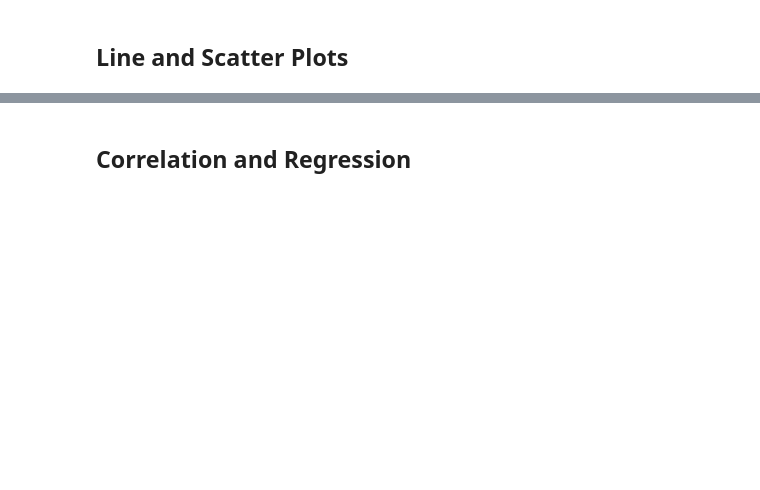
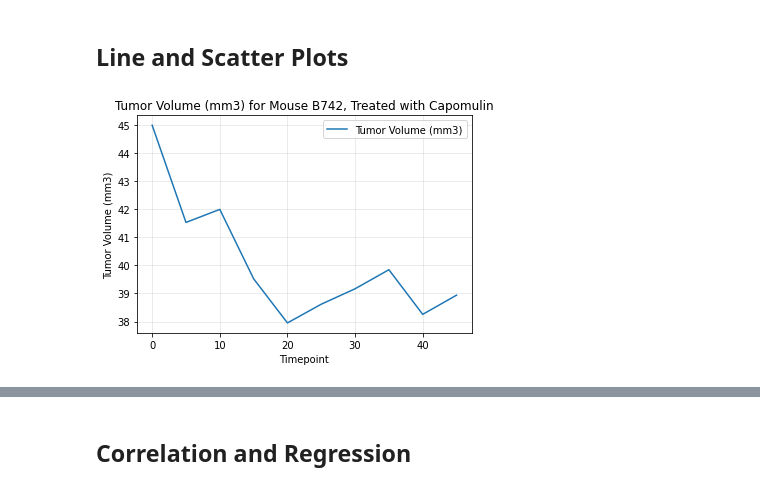
Before and after one commit to anyren/SquamousCellCarcinoma_trials, a Jupyter notebook: Pymaceuticals/pymaceuticals_analysis.ipynb, the cells around one changed output, grey strips where cells are left out. Saved outputs shown, nothing was run; the diff lists cells and outputs as text; code cells hidden in the pictures; blank space fills up the shorter version.

```diff
--- a/Pymaceuticals/pymaceuticals_analysis.ipynb
+++ b/Pymaceuticals/pymaceuticals_analysis.ipynb
@@ -238,0 +315,12 @@ plt.show()
+# %%
+# Generate a line plot of tumor volume vs. time point for a mouse treated with Capomulin
+capomulin_mice = mouse_study_cleaned.loc[mouse_study_cleaned["Drug Regimen"]=="Capomulin",:]
+mouse = capomulin_mice.loc[capomulin_mice["Mouse ID"]== 'b742',:][["Tumor Volume (mm3)","Timepoint"]]
+
+mouse.plot("Timepoint","Tumor Volume (mm3)",kind="line")
+plt.title("Tumor Volume (mm3) for Mouse B742, Treated with Capomulin")
+plt.ylabel("Tumor Volume (mm3)")
+plt.grid(alpha=0.3,zorder=0)
+plt.show()
+# %% [output]
+[figure, added]
```
Also changed, not shown: parts of 11 cells of this notebook.
